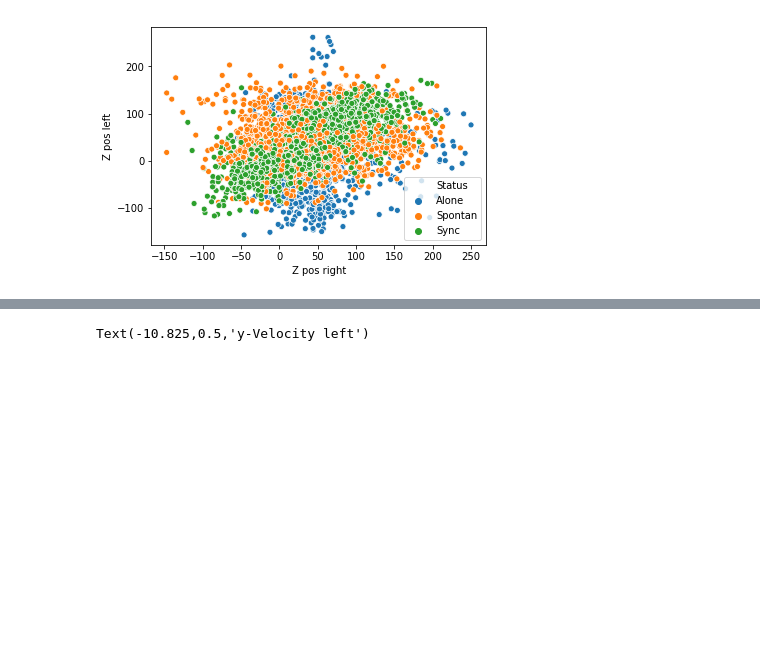
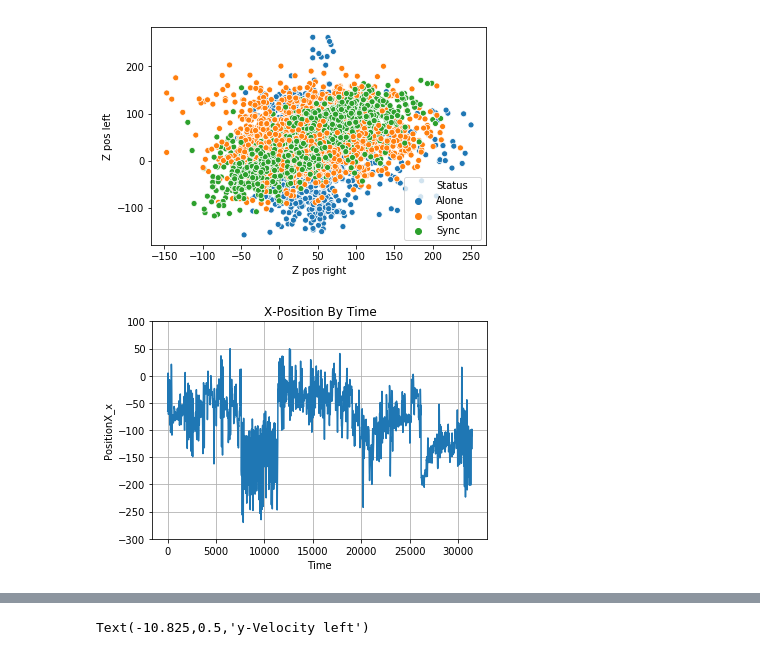
Before and after one commit to HilaShoshan/Hands-Movements-Classification, a Jupyter notebook: Hands Movements Classification.ipynb, the cells around one changed output, grey strips where cells are left out. Drawn from its saved outputs; the diff is of its cells as text; code cells hidden in the pictures; blank space fills up the shorter version.

```diff
--- a/Hands Movements Classification.ipynb
+++ b/Hands Movements Classification.ipynb
@@ -640,3 +640,15 @@ plt.ylabel('Z pos left')
 # %% [output]
 Text(0,0.5,'Z pos left')
 [figure]
+# %%
+data_Alone = data[data['Status']=='Alone']
+data_NotAlone = data[data['Status']!='Alone']
+# %%
+fig, ax = plt.subplots()
+ax.plot(data_Alone['PositionX_x'])
+ax.set(xlabel = 'Time', ylabel = 'PositionX_x', title = 'X-Position By Time')
+ax.grid()
+plt.ylim(-300,100)
+plt.show()
+# %% [output]
+[figure, added]
```
Also changed, not shown: parts of 1 cell of this notebook.
